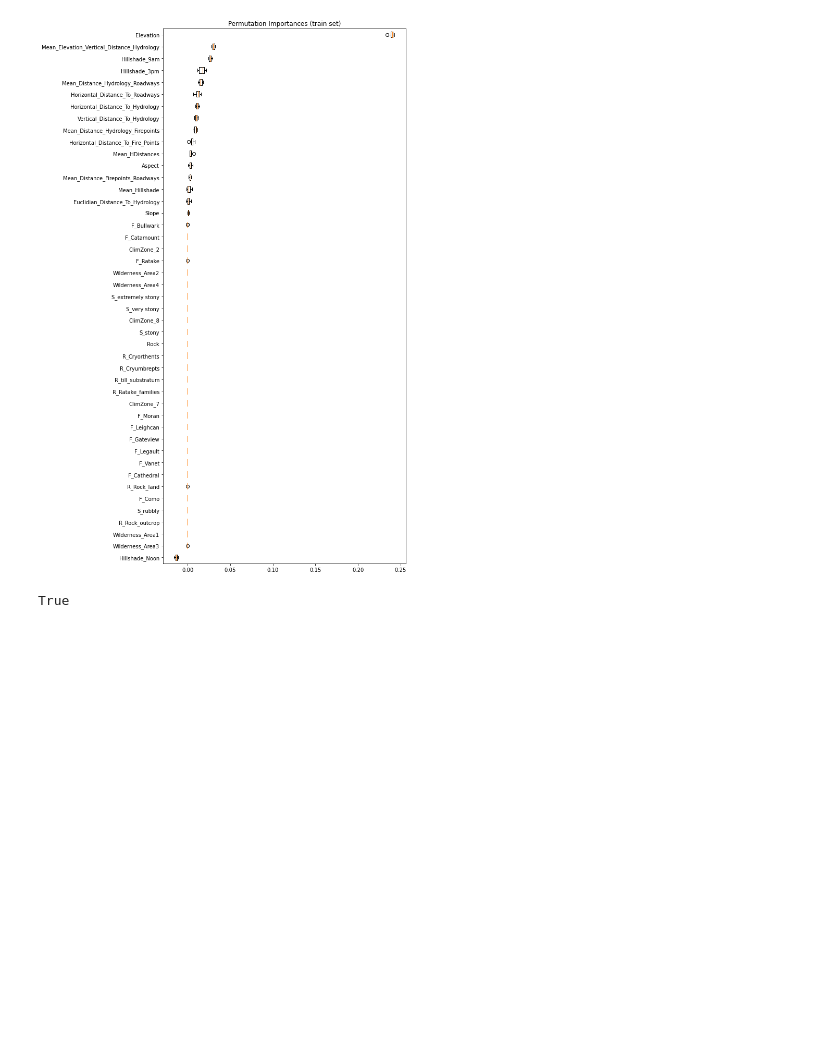
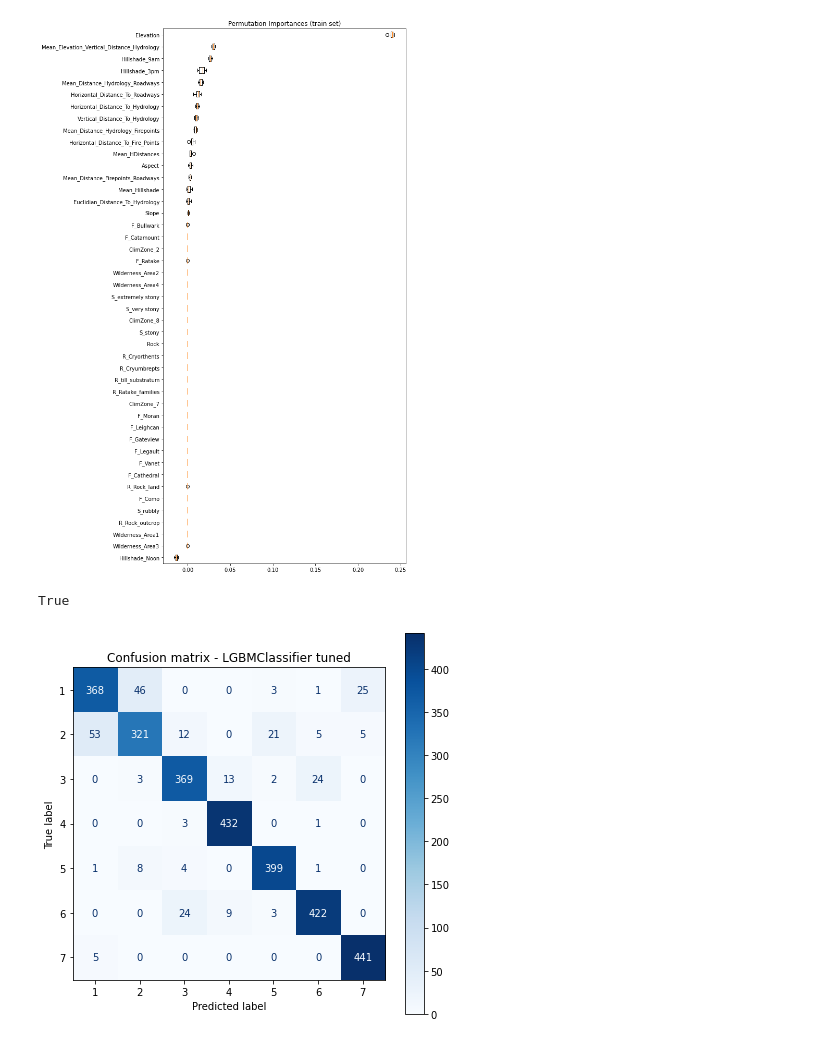
Before and after one commit to ceptln/forest_classification, a Jupyter notebook: kaggle_forest_notebook.ipynb, the cells around one changed output. Drawn from its saved outputs; the diff is of its cells as text; code cells hidden in the pictures; blank space fills up the shorter version.

Commit message:
dim red and tests

```diff
--- a/kaggle_forest_notebook.ipynb
+++ b/kaggle_forest_notebook.ipynb
@@ -1902,3 +1902,46 @@ plt.show()
 None == None
 # %% [output]
 True
+# %%
+# Class parameters
+df_train = df_train
+df_test = df_test
+model = LGBMClassifier(learning_rate=0.01, n_estimators=2048, num_leaves=1028)
+add_eng_features = True
+columns_to_convert_to_log = []
+polynomial_degree = 0
+columns_to_polynomial = []
+add_climate = True
+add_geographic = True
+add_family = True
+add_rocky = True
+add_stony = True
+keep_initial_rows = False
+decomposition = None
+columns_to_decomp = None
+columns_to_drop = ['Id', 'ClimZone_3', 'GeoZone_5', 'F_Gothic', 'F_Troutville', 'F_Rogert', 'F_Bross', 'R_Limber_families', 'R_Aquolis', 'R_Cryoborolis', 'R_Cryaquolis', 'R_Borohemists', 'R_Cryaquepts', 'R_Cryaquolls']
+random_state = 2
+
+cl = ClassifTools(df_train, df_test, model,
+    add_eng_features,
+    columns_to_convert_to_log,
+    polynomial_degree, columns_to_polynomial,
+    add_climate, add_geographic,
+    add_family, add_rocky, add_stony,
+    keep_initial_rows, columns_to_drop,
+    None, None,
+    random_state)
+
+X_train, X_test, y_train, y_test = cl.split_trainset(target='Cover_Type', split_test_size=0.2)
+model.fit(X_train, y_train)
+
+from sklearn.metrics import plot_confusion_matrix
+
+fig, ax = plt.subplots(figsize=(7, 7))
+
+disp = plot_confusion_matrix(model, X_test, y_test, display_labels=range(1, 8), cmap=plt.cm.Blues, ax=ax)
+
+plt.title('Confusion matrix - LGBMClassifier tuned')
+plt.show()
+# %% [output]
+[figure, added]
```
